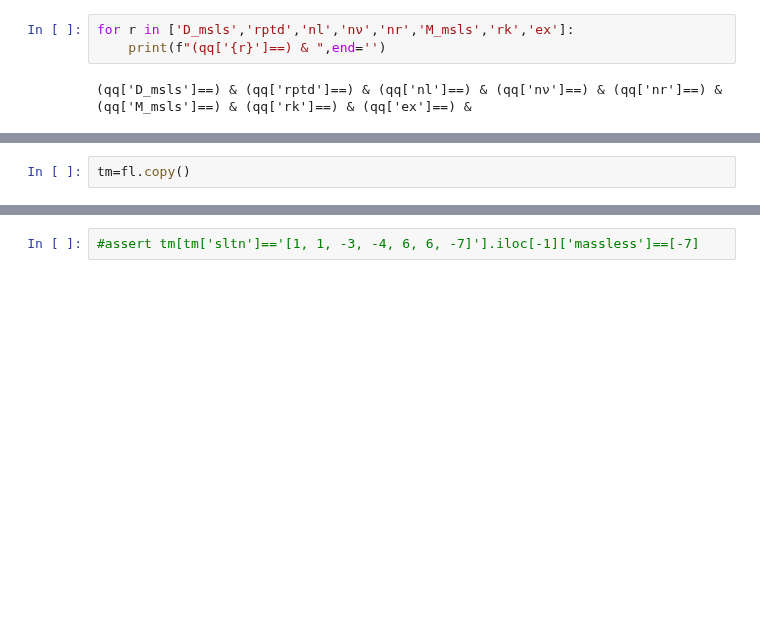
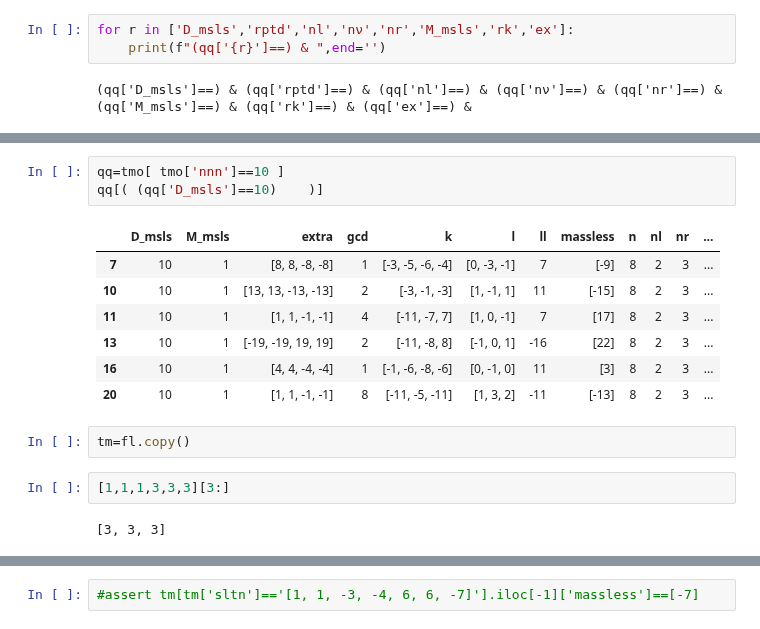
Before and after one commit to LBJ-Wade/anomaly, a Jupyter notebook: DiracSeesaw_Tree_level.ipynb, the cells around one changed output, grey strips where cells are left out. Saved outputs shown, nothing was run; the diff lists cells and outputs as text; blank space fills up the shorter version.

```diff
--- a/DiracSeesaw_Tree_level.ipynb
+++ b/DiracSeesaw_Tree_level.ipynb
@@ -510,2 +560,17 @@ qq[( (qq['D_msls']==10) & (qq['rptd']==2) & (qq['nl']==2) & (qq['nν']==2) & (qq
+# %%
+qq=tmo[ tmo['nnn']==10 ]
+qq[( (qq['D_msls']==10)    )]
+# %% [output]
+|  | D_msls | M_msls | extra | gcd | k | l | ll | massless | n | nl | nr | ... |
+| 7 | 10 | 1 | [8, 8, -8, -8] | 1 | [-3, -5, -6, -4] | [0, -3, -1] | 7 | [-9] | 8 | 2 | 3 | ... |
+| 10 | 10 | 1 | [13, 13, -13, -13] | 2 | [-3, -1, -3] | [1, -1, 1] | 11 | [-15] | 8 | 2 | 3 | ... |
+| 11 | 10 | 1 | [1, 1, -1, -1] | 4 | [-11, -7, 7] | [1, 0, -1] | 7 | [17] | 8 | 2 | 3 | ... |
+| 13 | 10 | 1 | [-19, -19, 19, 19] | 2 | [-11, -8, 8] | [-1, 0, 1] | -16 | [22] | 8 | 2 | 3 | ... |
+| 16 | 10 | 1 | [4, 4, -4, -4] | 1 | [-1, -6, -8, -6] | [0, -1, 0] | 11 | [3] | 8 | 2 | 3 | ... |
+| 20 | 10 | 1 | [1, 1, -1, -1] | 8 | [-11, -5, -11] | [1, 3, 2] | -11 | [-13] | 8 | 2 | 3 | ... |
 # %%
 tm=fl.copy()
+# %%
+[1,1,1,3,3,3][3:]
+# %% [output]
+[3, 3, 3]
```
Also changed, not shown: parts of 26 cells of this notebook.
